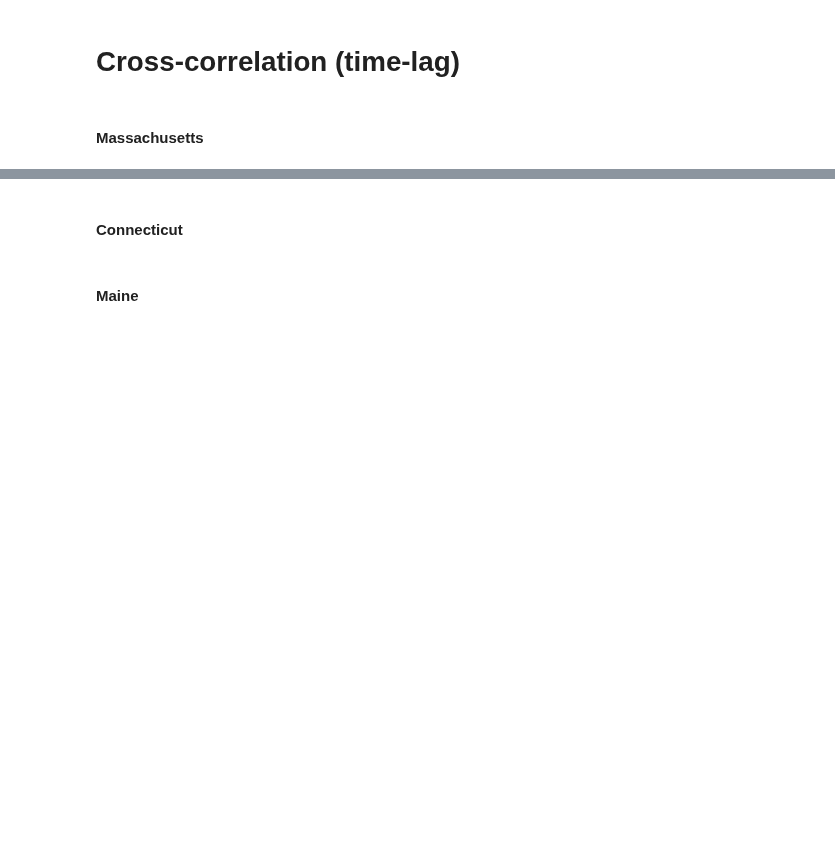
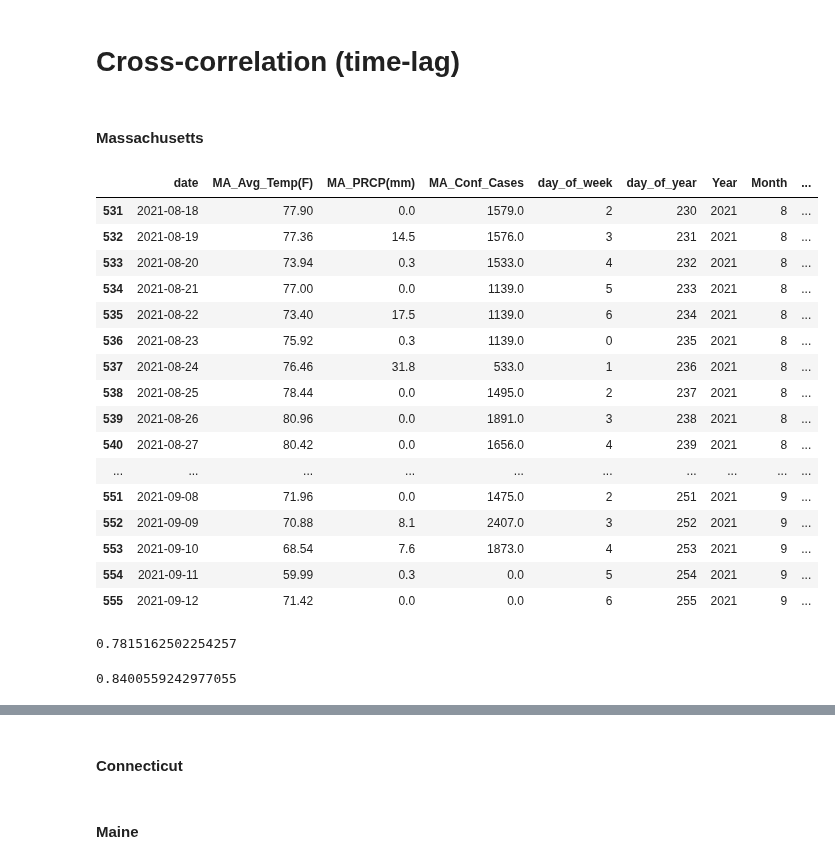
Before and after one commit to anmorgan24/Springboard, a Jupyter notebook: COVID19_Weather_Capstone/Cross_correlation_time_lag.ipynb, the cells around one changed output, grey strips where cells are left out. Saved outputs shown, nothing was run; the diff lists cells and outputs as text; code cells hidden in the pictures; blank space fills up the shorter version.

```diff
--- a/COVID19_Weather_Capstone/Cross_correlation_time_lag.ipynb
+++ b/COVID19_Weather_Capstone/Cross_correlation_time_lag.ipynb
@@ -340,0 +335,28 @@ df_ma4 = df_ma4.dropna()
+# %%
+df_ma4.tail(25)
+# %% [output]
+|  | date | MA_Avg_Temp(F) | MA_PRCP(mm) | MA_Conf_Cases | day_of_week | day_of_year | Year | Month | ... |
+| 531 | 2021-08-18 | 77.90 | 0.0 | 1579.0 | 2 | 230 | 2021 | 8 | ... |
+| 532 | 2021-08-19 | 77.36 | 14.5 | 1576.0 | 3 | 231 | 2021 | 8 | ... |
+| 533 | 2021-08-20 | 73.94 | 0.3 | 1533.0 | 4 | 232 | 2021 | 8 | ... |
+| 534 | 2021-08-21 | 77.00 | 0.0 | 1139.0 | 5 | 233 | 2021 | 8 | ... |
+| 535 | 2021-08-22 | 73.40 | 17.5 | 1139.0 | 6 | 234 | 2021 | 8 | ... |
+| 536 | 2021-08-23 | 75.92 | 0.3 | 1139.0 | 0 | 235 | 2021 | 8 | ... |
+| 537 | 2021-08-24 | 76.46 | 31.8 | 533.0 | 1 | 236 | 2021 | 8 | ... |
+| 538 | 2021-08-25 | 78.44 | 0.0 | 1495.0 | 2 | 237 | 2021 | 8 | ... |
+| 539 | 2021-08-26 | 80.96 | 0.0 | 1891.0 | 3 | 238 | 2021 | 8 | ... |
+| 540 | 2021-08-27 | 80.42 | 0.0 | 1656.0 | 4 | 239 | 2021 | 8 | ... |
+| ... | ... | ... | ... | ... | ... | ... | ... | ... | ... |
+| 551 | 2021-09-08 | 71.96 | 0.0 | 1475.0 | 2 | 251 | 2021 | 9 | ... |
+| 552 | 2021-09-09 | 70.88 | 8.1 | 2407.0 | 3 | 252 | 2021 | 9 | ... |
+| 553 | 2021-09-10 | 68.54 | 7.6 | 1873.0 | 4 | 253 | 2021 | 9 | ... |
+| 554 | 2021-09-11 | 59.99 | 0.3 | 0.0 | 5 | 254 | 2021 | 9 | ... |
+| 555 | 2021-09-12 | 71.42 | 0.0 | 0.0 | 6 | 255 | 2021 | 9 | ... |
+# %%
+df_ma4['MA_Avg_Temp(F)'].autocorr(21)
+# %% [output]
+0.7815162502254257
+# %%
+df_ma4['MA_Conf_Cases'].autocorr(14)
+# %% [output]
+0.8400559242977055
```
Also changed, not shown: parts of 33 cells of this notebook.
